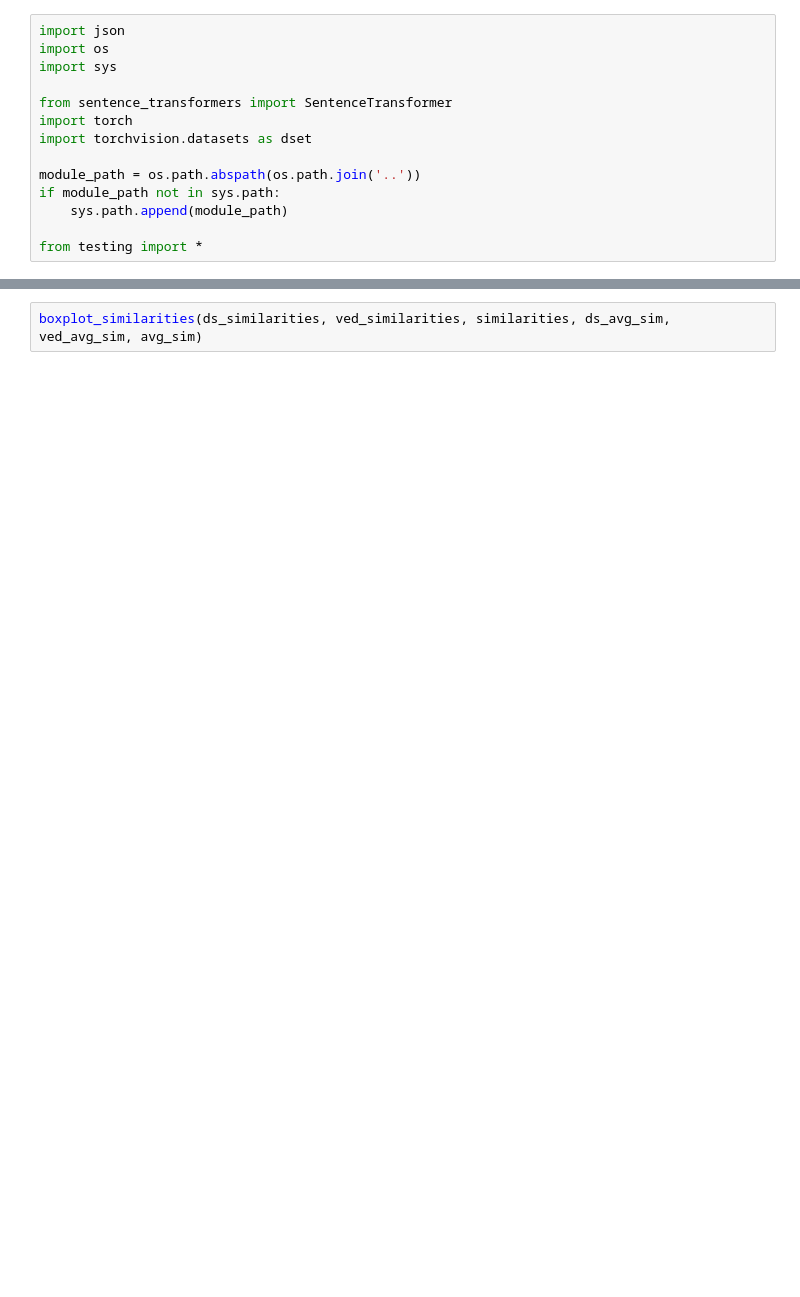
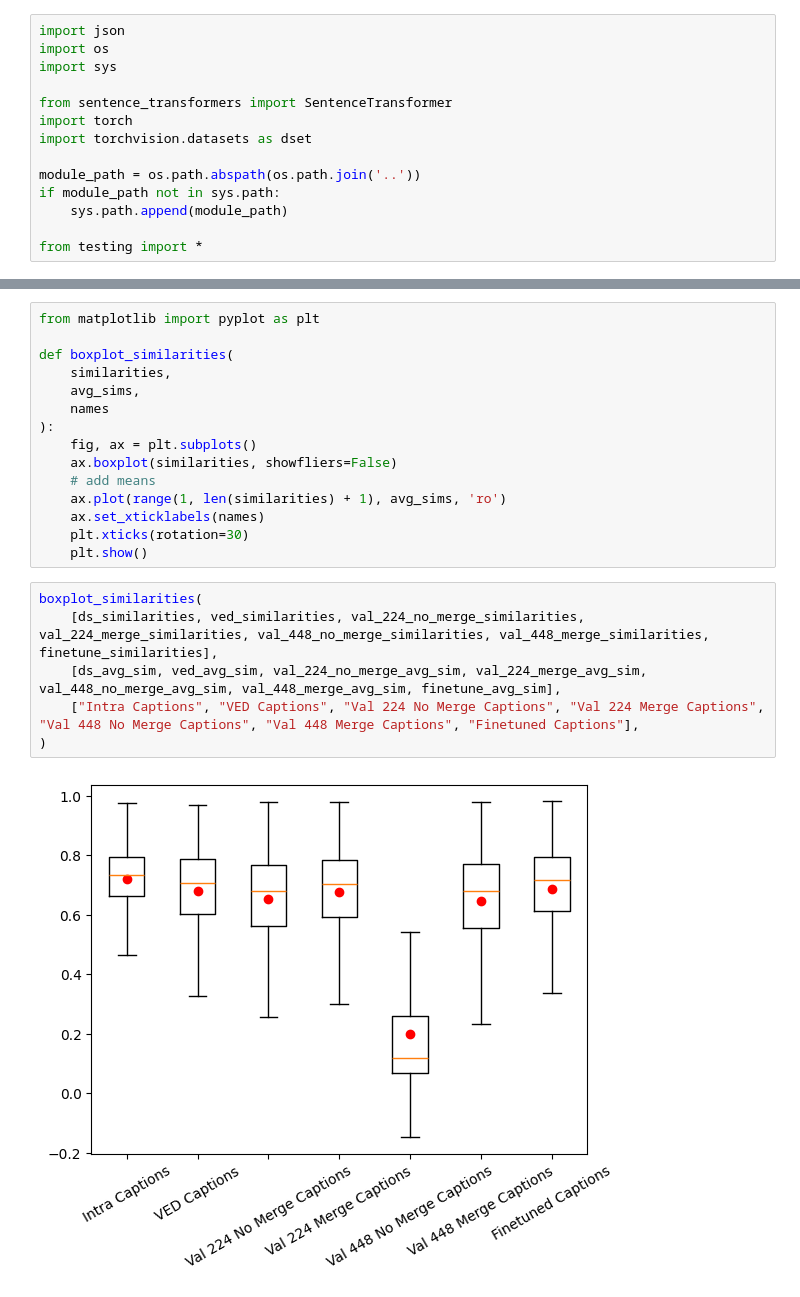
Before and after one commit to Mahrkeenerh/Llama-Games, a Jupyter notebook: testing/sentence.ipynb, the cells around one changed output, grey strips where cells are left out. Saved outputs shown, nothing was run; the diff lists cells and outputs as text; blank space fills up the shorter version.

```diff
--- a/testing/sentence.ipynb
+++ b/testing/sentence.ipynb
@@ -90,2 +191,23 @@ print(f"Captions similarity score: {avg_sim:0.4f}")
-# %%
-boxplot_similarities(ds_similarities, ved_similarities, similarities, ds_avg_sim, ved_avg_sim, avg_sim)
+# %%
+from matplotlib import pyplot as plt
+
+def boxplot_similarities(
+    similarities,
+    avg_sims,
+    names
+):
+    fig, ax = plt.subplots()
+    ax.boxplot(similarities, showfliers=False)
+    # add means
+    ax.plot(range(1, len(similarities) + 1), avg_sims, 'ro')
+    ax.set_xticklabels(names)
+    plt.xticks(rotation=30)
+    plt.show()
+# %%
+boxplot_similarities(
+    [ds_similarities, ved_similarities, val_224_no_merge_similarities, val_224_merge_similarities, val_448_no_merge_similarities, val_448_merge_similarities, finetune_similarities],
+    [ds_avg_sim, ved_avg_sim, val_224_no_merge_avg_sim, val_224_merge_avg_sim, val_448_no_merge_avg_sim, val_448_merge_avg_sim, finetune_avg_sim],
+    ["Intra Captions", "VED Captions", "Val 224 No Merge Captions", "Val 224 Merge Captions", "Val 448 No Merge Captions", "Val 448 Merge Captions", "Finetuned Captions"],
+)
+# %% [output]
+[figure, added]
```
Also changed, not shown: parts of 6 cells of this notebook, 24 other files.
